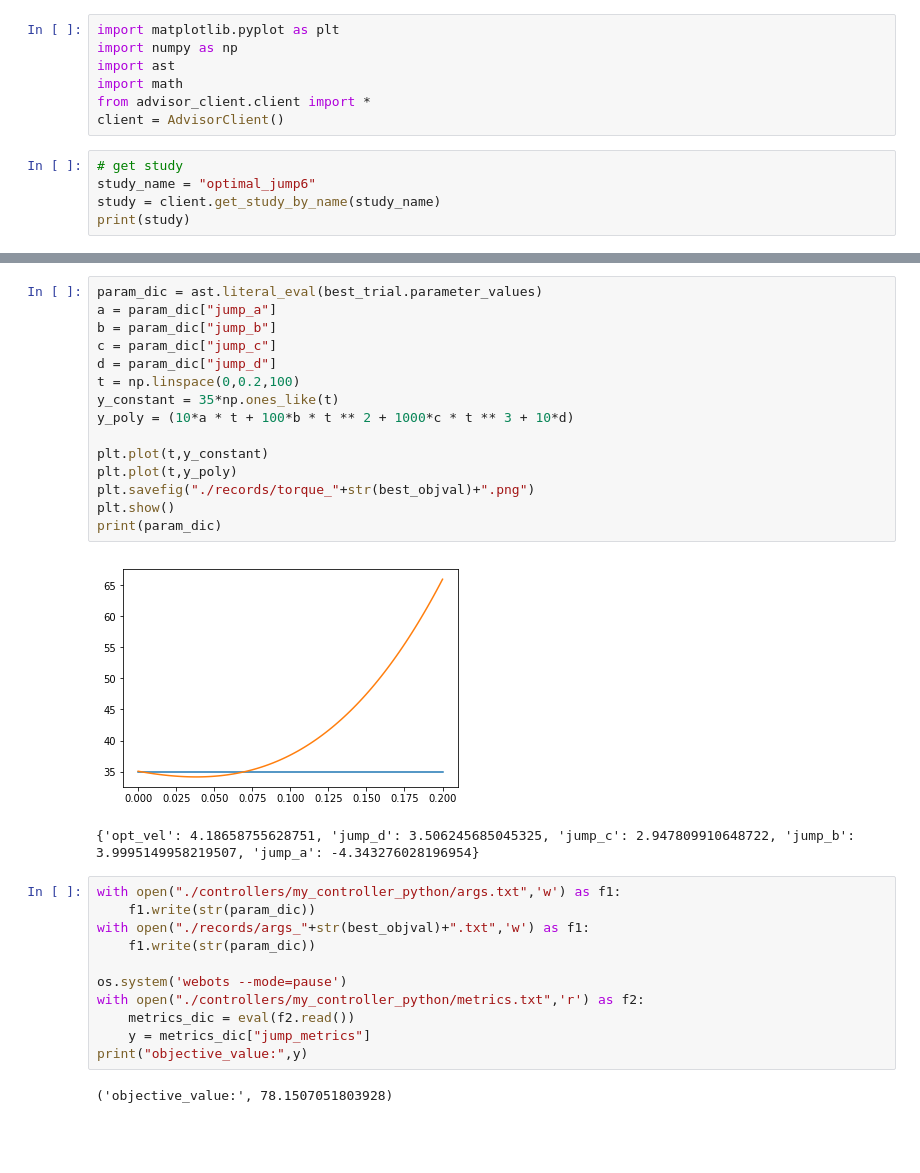
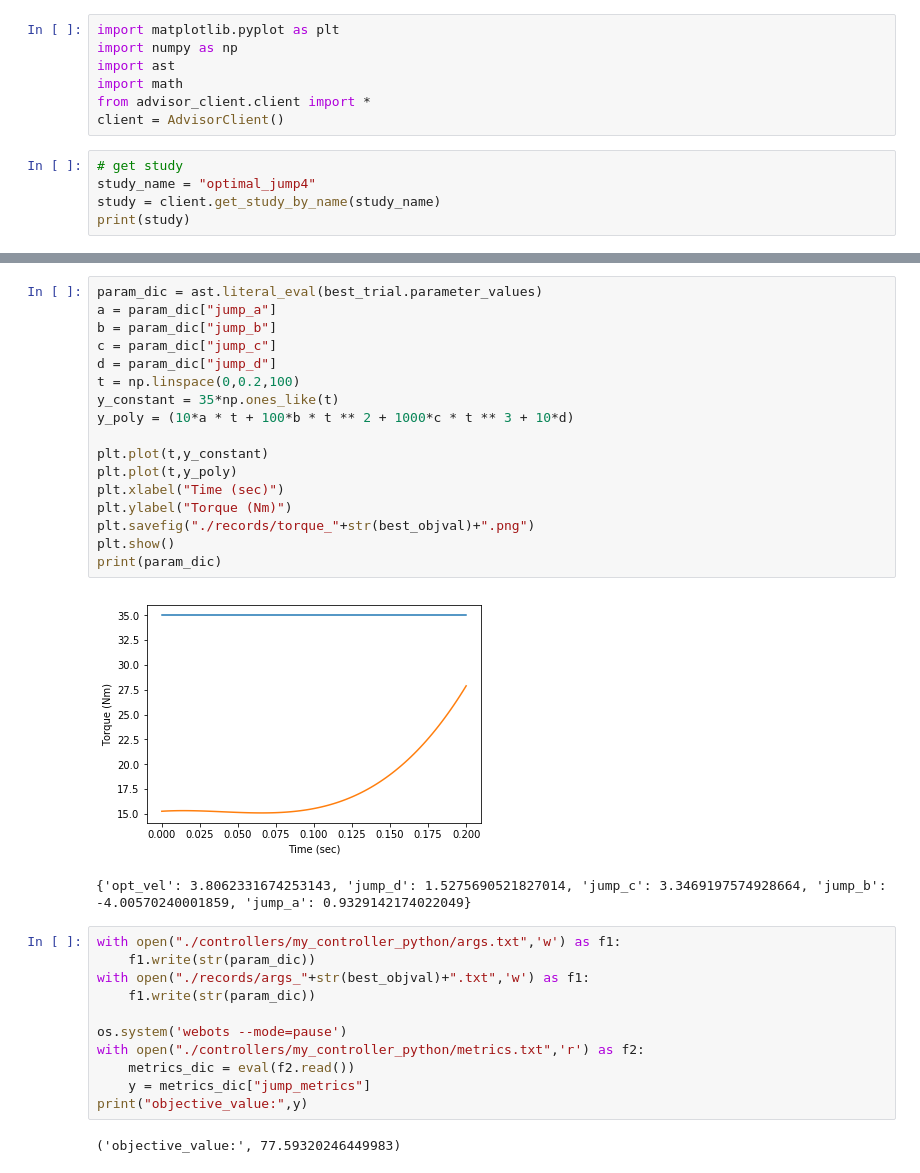
Before and after one commit to silvery107/wheeled-bipedal-jumping, a Jupyter notebook: MiniNezha/plot.ipynb, the cells around one changed output, grey strips where cells are left out. Cells and saved outputs as stored; diff of their text form; blank space fills up the shorter version.

```diff
--- a/MiniNezha/plot.ipynb
+++ b/MiniNezha/plot.ipynb
@@ -7,7 +7,7 @@ from advisor_client.client import *
 client = AdvisorClient()
 # %%
 # get study
-study_name = "optimal_jump6"
+study_name = "optimal_jump4"
 study = client.get_study_by_name(study_name)
 print(study)
 # %% [output]
@@ -37,21 +65,23 @@ best trial: Id: 287, study_name: optimal_jump6, name: BayesianOptimizationTrial,
 # %%
 param_dic = ast.literal_eval(best_trial.parameter_values)
 a = param_dic["jump_a"]
 b = param_dic["jump_b"]
 c = param_dic["jump_c"]
 d = param_dic["jump_d"]
 t = np.linspace(0,0.2,100)
 y_constant = 35*np.ones_like(t)
 y_poly = (10*a * t + 100*b * t ** 2 + 1000*c * t ** 3 + 10*d)
 
 plt.plot(t,y_constant)
 plt.plot(t,y_poly)
+plt.xlabel("Time (sec)")
+plt.ylabel("Torque (Nm)")
 plt.savefig("./records/torque_"+str(best_objval)+".png")
 plt.show()
 print(param_dic)
 # %% [output]
-[figure, old version]
+[figure, new version]
-{'opt_vel': 4.18658755628751, 'jump_d': 3.506245685045325, 'jump_c': 2.947809910648722, 'jump_b': 3.9995149958219507, 'jump_a': -4.343276028196954}
+{'opt_vel': 3.8062331674253143, 'jump_d': 1.5275690521827014, 'jump_c': 3.3469197574928664, 'jump_b': -4.00570240001859, 'jump_a': 0.9329142174022049}
 # %%
 with open("./controllers/my_controller_python/args.txt",'w') as f1:
     f1.write(str(param_dic))
@@ -64,4 +94,4 @@ with open("./controllers/my_controller_python/metrics.txt",'r') as f2:
     y = metrics_dic["jump_metrics"]
 print("objective_value:",y)
 # %% [output]
-('objective_value:', 78.1507051803928)
+('objective_value:', 77.59320246449983)
```
Also changed, not shown: parts of 4 cells of this notebook, 18 other files.
